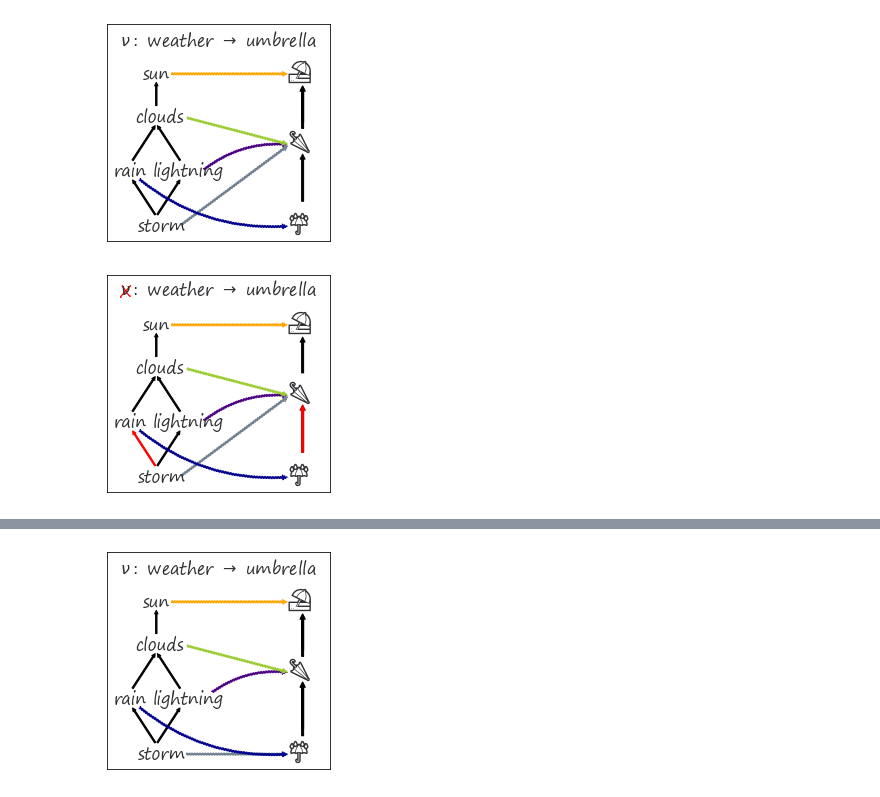
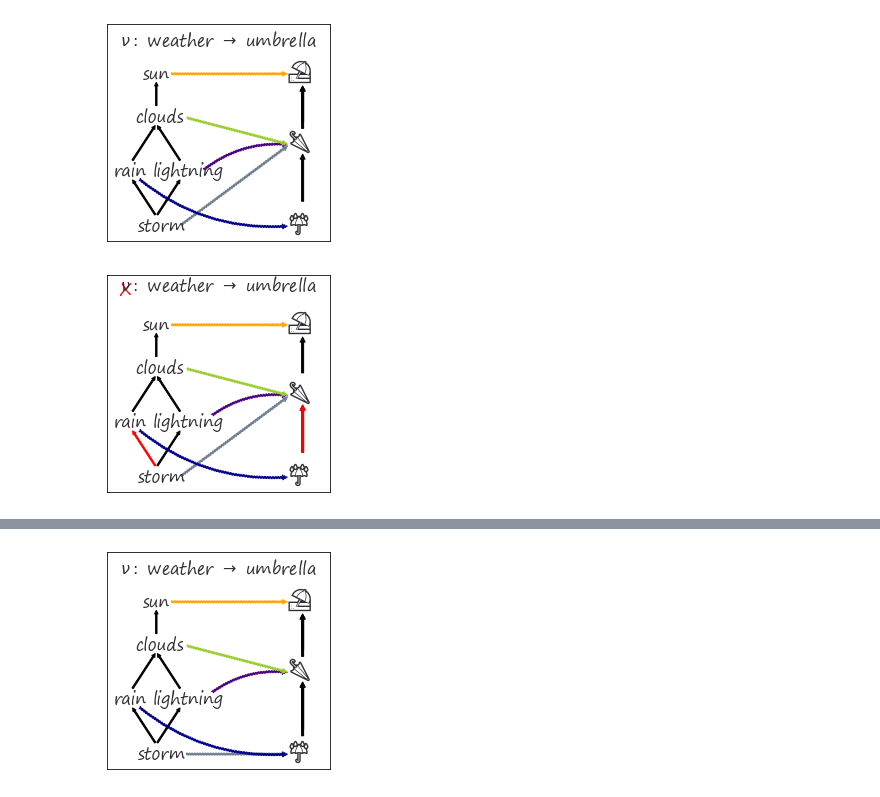
Before and after one commit to story645/proposal, a Jupyter notebook: figures/monoid_weather.ipynb, the cells around one changed output, grey strips where cells are left out. Cells and saved outputs as stored; diff of their text form; code cells hidden in the pictures.

Commit message:
synced invalid/fixed

```diff
--- a/figures/monoid_weather.ipynb
+++ b/figures/monoid_weather.ipynb
@@ -13,9 +13,9 @@ import matplotlib.pyplot as plt
 from matplotlib import rcParams
 
 import themepy
-paper_path = Path('../../paper/figures/')
-slide_path = Path('../../slides/figures/math/')
-proposal_path = Path('../../draft/figures/math/')
+paper_path = Path('../paper/figures/')
+slide_path = Path('../slides/figures/math/')
+proposal_path = Path('../draft/figures/math/')
 
 theme = themepy.Theme('paper')
 rcParams['font.family'] = 'Segoe Print'
@@ -556,37 +556,36 @@ for name in ['invalid']:
         elif source == 'rain':
             sx = sxo+.15
             sy = syo - .01
             connectionstyle="arc3,rad=.2"
         elif source == 'lightning':
-            sx = sxo+.3
-            sy = syo+.025
+            sx = sxo+.35
+            sy = syo+.05
             connectionstyle="arc3,rad=-.2"
         elif source== 'storm':
-            if name == 'fixed':
+            if name in ['fixed']:
                 txo, tyo = umbrella_pos['☔']
                 tx, ty = txo-.08, tyo-.03
             sx = sxo+.25
 
         a =  mpatches.FancyArrowPatch((sx, sy), (tx, ty), transform=axd[name].transData,
                                           connectionstyle=connectionstyle,
                                             mutation_scale=10, linestyle=':', color=nu_color[source])
         axd[name].add_patch(a)
 
     #flag = [[(cg+.05, mmg-.075), (cg+.05,bg+.035)]] if name =='invalid' else None
     #make_graph(axd[name], [[(cg, mmg+.035), (cg, tg-.077)], [(cg,bg+.045), (cg, mmg-.065)]], flag)
 
 
 
 labelsize=16
-axd['invalid'].set_title(r"$\nu:$ weather $\rightarrow$ umbrella", fontsize=labelsize, y=.85, va='bottom' )
-axd['invalid'].text(.075, .87, "X", color='red', fontsize=labelsize, va='bottom',
+axd['invalid'].set_title(r"$\nu:$ weather $\rightarrow$ umbrella", fontsize=labelsize, y=.87, va='bottom' )
+axd['invalid'].text(.075, .88, "X", color='red', fontsize=labelsize, va='bottom',
                     transform=axd['invalid'].transData)
 
 axd['invalid'].set(xlim=(0,1.35), ylim=(0,1), xticks=[], yticks=[], facecolor='white')
-
 fontsize=16
 fig.savefig(slide_path/"partial_invalid.png", bbox_inches='tight', facecolor='white' )
 fig.savefig(proposal_path/"partial_invalid.png", bbox_inches='tight', facecolor='white')
 fig.savefig(paper_path/"partial_invalid.png", bbox_inches='tight', facecolor='white')
 # %% [output]
-[figure, old version]
+[figure, new version]
```
Also changed, not shown: parts of 2 cells of this notebook, 1 other file.
